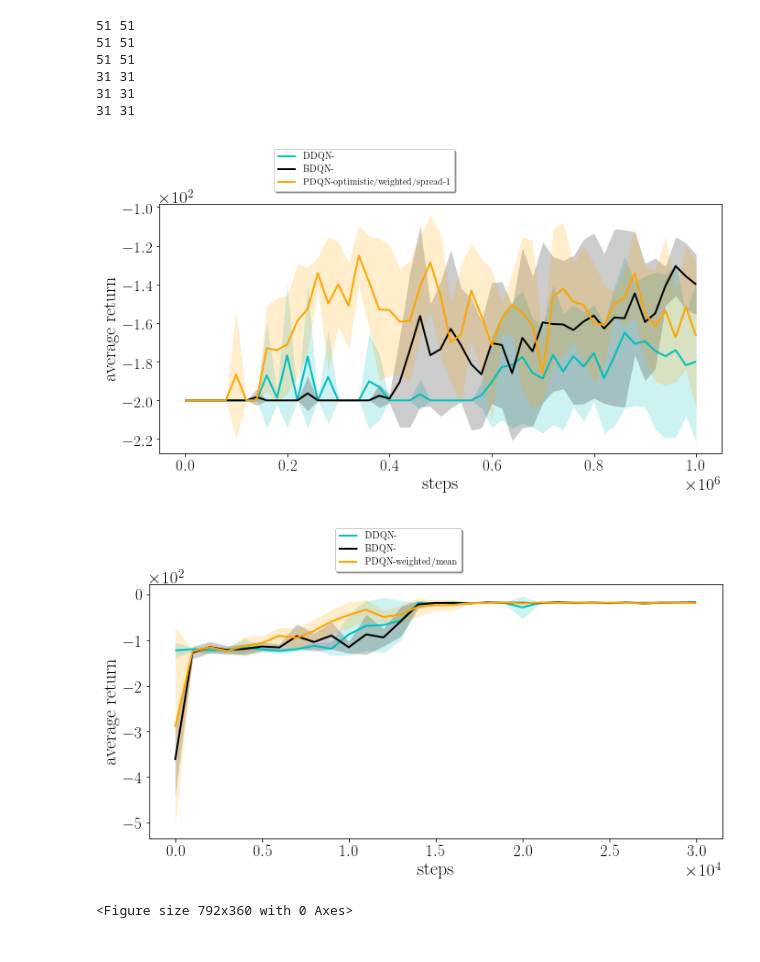
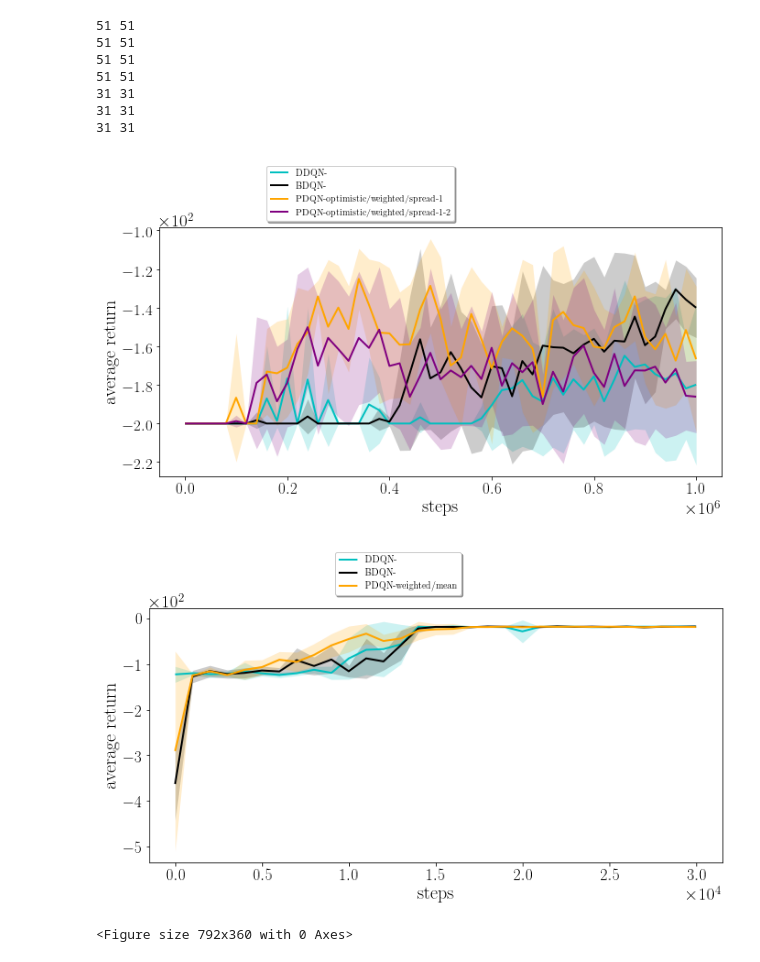
Before and after one commit to albertometelli/weightedDQN, a Jupyter notebook: dqn/atari/res_2/notebook.ipynb, the cells around one changed output. Cells and saved outputs as stored; diff of their text form; code cells hidden in the pictures.

```diff
--- a/dqn/atari/res_2/notebook.ipynb
+++ b/dqn/atari/res_2/notebook.ipynb
@@ -109,6 +109,7 @@ eval_freq = [2e4,1e3]
 updates = [[''],[''],[
                       'weighted/mean',
                       'optimistic/weighted/spread-1',
+                      'optimistic/weighted/spread-1-2',
 
                         ],#'optimistic/optimistic/spread-4','optimistic/optimistic/spread-1',
            ['optimistic/optimistic','max_mean'],['']]
@@ -189,33 +190,34 @@ for e,env in enumerate(environments):
                     cum_reward_test = np.stack(res)
                     #print(cum_reward_test)
                     indexes = [i*subsample for i in range(len(timesteps) // subsample)]
 
 
                     ax = plot_ci(timesteps[indexes],cum_reward_test[:, indexes], conf,
                                 5, xlabel='steps', ylabel='average return', label=alg_to_label[alg]+"-"+u ,
                                  ax=ax, linewidth=2.0, linestyle=ls[0], color=col[i])
                     #ax.set_ylim(limits[e])
 
                     i += 1
     lgd=fig.legend(loc='center right',
                           ncol=1, fancybox=True, shadow=True,bbox_to_anchor=(0.5,1))
 
     fig.savefig(env+".pdf",format='pdf', bbox_inches='tight',bbox_extra_artists=(lgd,))
 
 fig = plt.figure(figsize=(11, 5))
 patches = [ mlines.Line2D([], [], color=legend_colors[i], marker=legend_markers[i],
                           label=legend_labels[i])  for i in range(len(legend_labels)) ]
 
 #lgd=fig.legend( patches, legend_labels, ncol=6,
 #           loc='center')
 #fig.savefig('atari-legend.pdf',format='pdf',bbox_extra_artists=(lgd,), bbox_inches='tight')
 # %% [output]
+51 51
 51 51
 51 51
 51 51
 31 31
 31 31
 31 31
-[figure, old version]
+[figure, new version]
 [figure]
 <Figure size 792x360 with 0 Axes>
```
Also changed, not shown: 1 other file.
